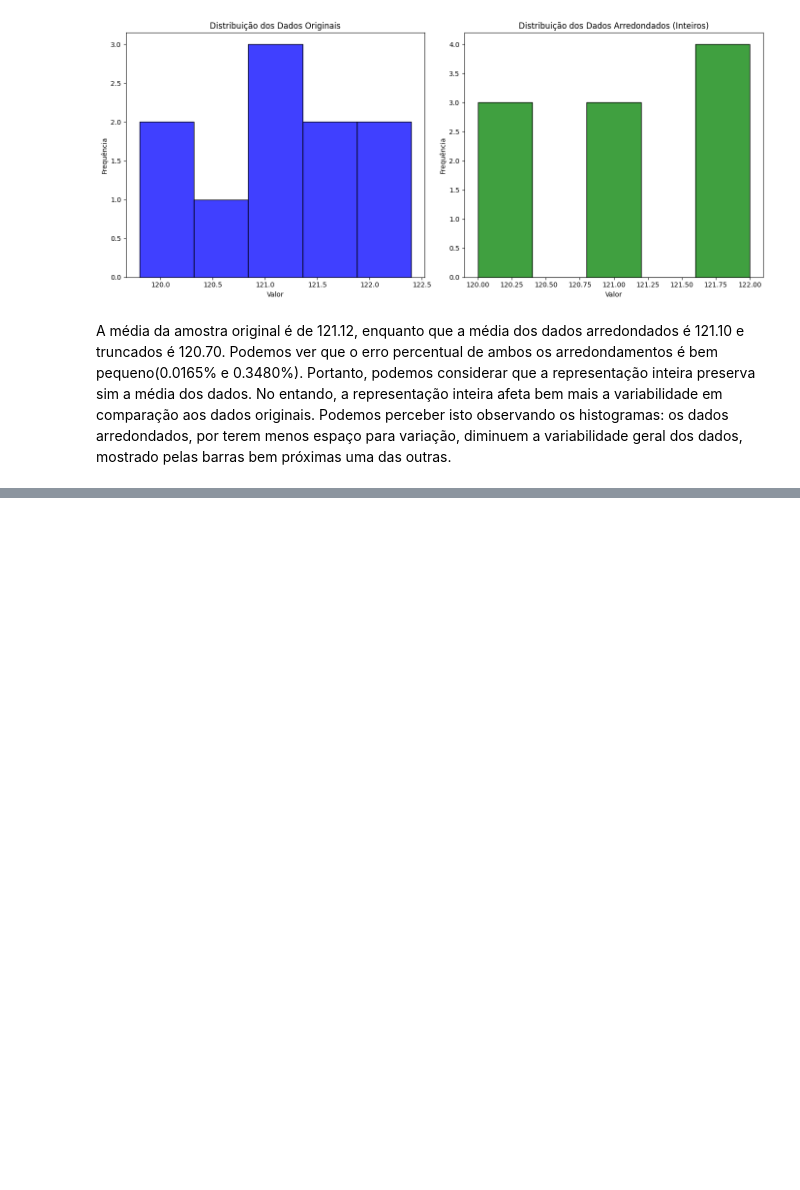
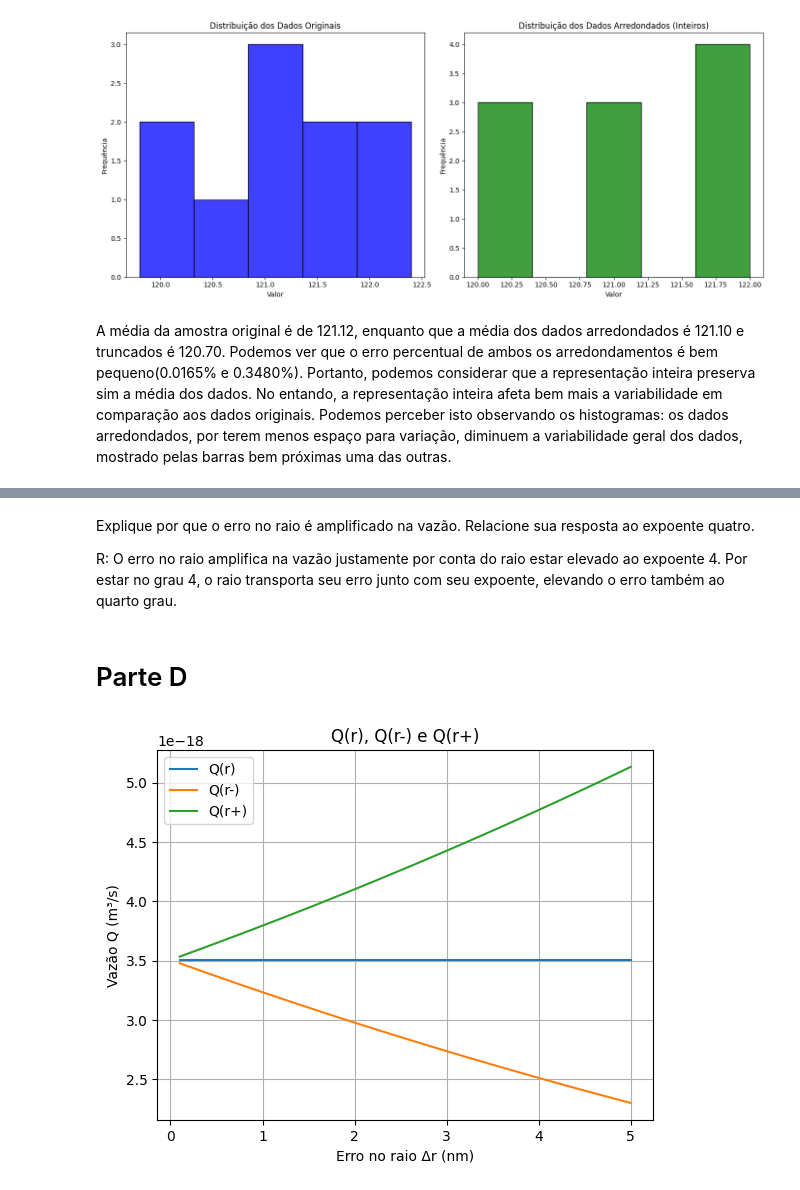
Before and after one commit to Luis-Menezes/2026_2_CalculoNumerico, a Jupyter notebook: CN_Atividade1.ipynb, the cells around one changed output, grey strips where cells are left out. Drawn from its saved outputs; the diff is of its cells as text; code cells hidden in the pictures; blank space fills up the shorter version.

```diff
--- a/CN_Atividade1.ipynb
+++ b/CN_Atividade1.ipynb
@@ -17,7 +17,7 @@ casas_decimais = [0,1,2,3,4]
 numeros = [x_1,x_2,x_3]
 
 def truncamento(x, n):
-  return math.trunc(np.pow(10,n)*x) / np.pow(10,n)
+    return math.trunc((10.0**n) * x) / (10.0**n)
 
 def erro_absoluto(x,x_til):
   return abs(x-x_til)
@@ -47,11 +47,11 @@ for i in numeros:
       dados.append([i, truncado, arredondado, erro_abs_trunc, erro_rel_trunc, erro_perc_trunc,
                     erro_abs_arred, erro_rel_arred, erro_perc_arred])
 
-df = pd.DataFrame(dados, columns=['Número', 'Truncamento', 'Arredondamento',
+df_parte_A = pd.DataFrame(dados, columns=['Número', 'Truncamento', 'Arredondamento',
                                   'Erro Absoluto Truncamento', 'Erro Relativo Truncamento', 'Erro Percentual Truncamento',
                                   'Erro Absoluto Arredondamento', 'Erro Relativo Arredondamento', 'Erro Percentual Arredondamento'])
 
-display(df.head(15))
+display(df_parte_A.head(15))
 # %% [output]
 |  | Número | Truncamento | Arredondamento | Erro Absoluto Truncamento | Erro Relativo Truncamento | ... |
 | 0 | 3.141593 | 3.0000 | 3.0000 | 0.141593 | 4.507034e-02 | ... |
@@ -73,7 +73,7 @@ display(df.head(15))
 plt.figure(figsize=(15, 8))
 
 for i, numero_original in enumerate(numeros):
-    df_filtered = df[df['Número'] == numero_original]
+    df_filtered = df_parte_A[df_parte_A['Número'] == numero_original]
 
     plt.subplot(1, len(numeros), i + 1) # Create subplots for each original number
 
@@ -232,0 +472,67 @@ A média da amostra original é de 121.12, enquanto que a média dos dados arred
+# %% [markdown]
+Explique por que o erro no raio é amplificado na vazão. Relacione sua resposta ao expoente
+quatro.
+
+R: O erro no raio amplifica na vazão justamente por conta do raio estar elevado ao expoente 4. Por estar no grau 4, o raio transporta seu erro junto com seu expoente, elevando o erro também ao quarto grau.
+# %% [markdown]
+# Parte D
+# %%
+# Declaração de variáveis
+r = 50       # nm
+L = 10       # um
+u = 0.00035  # Pa.s
+dp = 5000    # Pa
+
+delta_r = np.arange(0.1, 5.1, 0.1)
+
+r_menos = r - delta_r
+r_mais = r + delta_r
+
+
+# Função de cálculo
+def Hagen_Poiseuille(r, L, u, dp):
+    r = r * 1e-9
+    L = L * 1e-6
+
+    return (math.pi * math.pow(r, 4) * dp) / (8*u*L)
+
+
+# Vazão de referência
+Q_ref = Hagen_Poiseuille(r, L, u, dp)
+
+
+# Listas
+vazoes_r = [Q_ref] * len(delta_r)
+vazoes_r_menos = []
+vazoes_r_mais = []
+
+
+# Cálculo de Q(r-) e Q(r+)
+for i in range(len(delta_r)):
+
+    vazoes_r_menos.append(
+        Hagen_Poiseuille(r_menos[i], L, u, dp)
+    )
+
+    vazoes_r_mais.append(
+        Hagen_Poiseuille(r_mais[i], L, u, dp)
+    )
+
+
+# Gráfico
+plt.figure()
+
+plt.plot(delta_r, vazoes_r, label="Q(r)")
+plt.plot(delta_r, vazoes_r_menos, label="Q(r-)")
+plt.plot(delta_r, vazoes_r_mais, label="Q(r+)")
+
+plt.xlabel("Erro no raio Δr (nm)")
+plt.ylabel("Vazão Q (m³/s)")
+plt.title("Q(r), Q(r-) e Q(r+)")
+
+plt.legend()
+plt.grid()
+
+plt.show()
+# %% [output]
+[figure, added]
```
Also changed, not shown: parts of 14 cells of this notebook.
